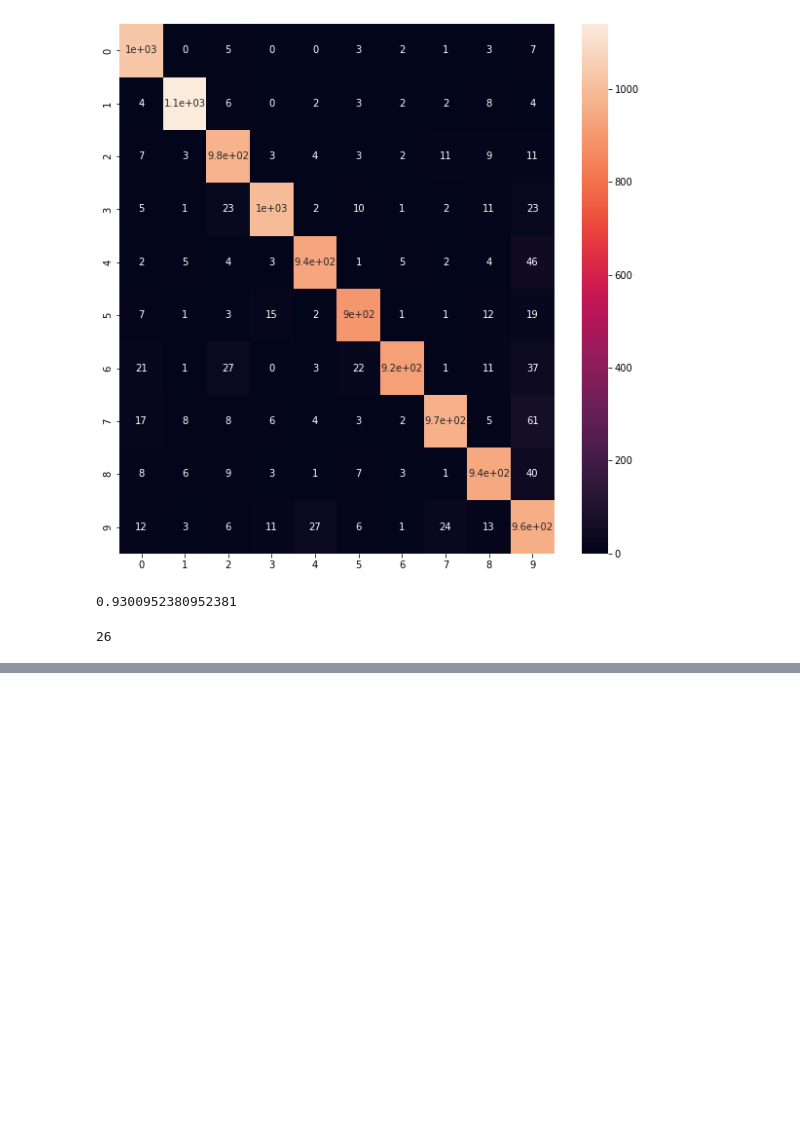
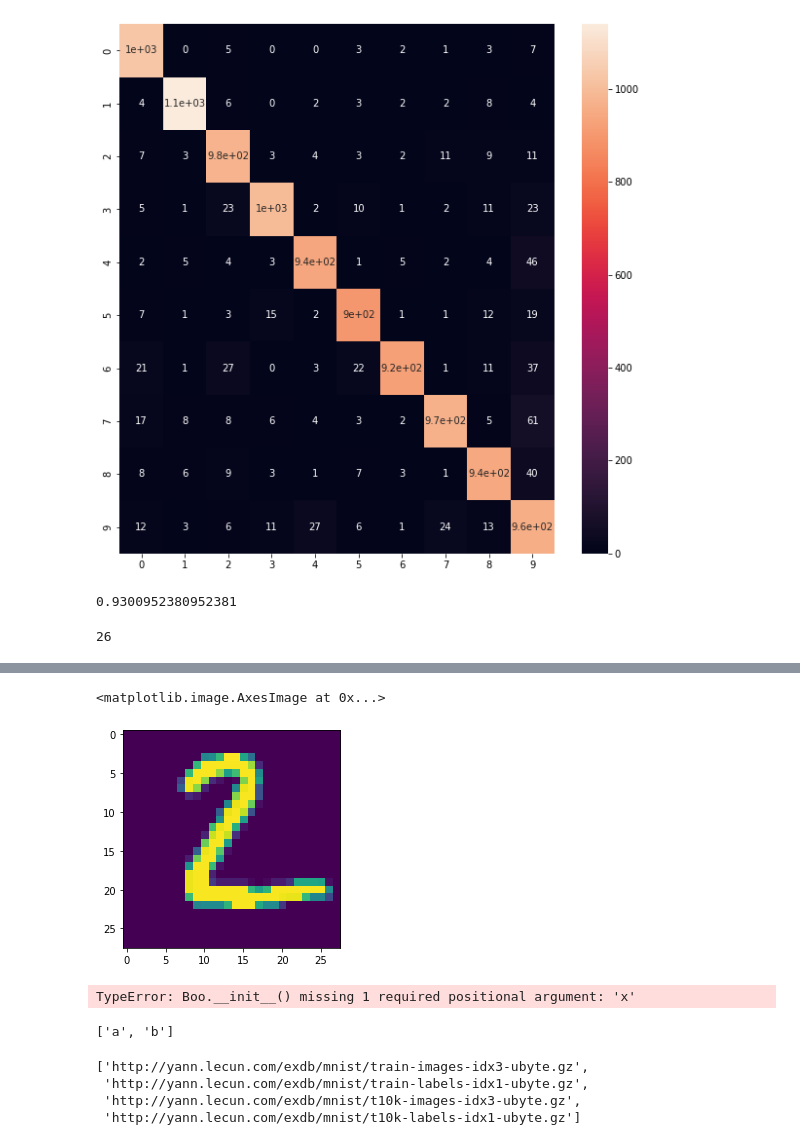
Before and after one commit to kuweg/purenn, a Jupyter notebook: mnist_nn_test.ipynb, the cells around one changed output, grey strips where cells are left out. Saved outputs shown, nothing was run; the diff lists cells and outputs as text; code cells hidden in the pictures; blank space fills up the shorter version.

```diff
--- a/mnist_nn_test.ipynb
+++ b/mnist_nn_test.ipynb
@@ -174,0 +289,3 @@ len('Optimizer: GradientDescent')
+# %%
+df = pd.read_csv('mnist.csv')
+df
@@ -174,0 +322,10 @@ len('Optimizer: GradientDescent')
+# %%
+import matplotlib.pyplot as plt
+
+images = df.drop('target', axis=1).values
+index = 1
+image = images[1].reshape(28, 28)
+plt.imshow(image)
+# %% [output]
+<matplotlib.image.AxesImage at 0x...>
+[figure, added]
@@ -174,0 +338,4 @@ len('Optimizer: GradientDescent')
+# %%
+a = Boo()
+# %% [output]
+TypeError: Boo.__init__() missing 1 required positional argument: 'x'
@@ -174,0 +349,13 @@ len('Optimizer: GradientDescent')
+# %%
+a = {'a': 1, 'b': 2}
+b = ['a', 'b', 'a', 'b']
+list(set(map(lambda x: x.translate(a), b)))
+# %% [output]
+['a', 'b']
+# %%
+list(urls.values())
+# %% [output]
+['http://yann.lecun.com/exdb/mnist/train-images-idx3-ubyte.gz',
+ 'http://yann.lecun.com/exdb/mnist/train-labels-idx1-ubyte.gz',
+ 'http://yann.lecun.com/exdb/mnist/t10k-images-idx3-ubyte.gz',
+ 'http://yann.lecun.com/exdb/mnist/t10k-labels-idx1-ubyte.gz']
```
Also changed, not shown: parts of 29 cells of this notebook, 8 other files.
